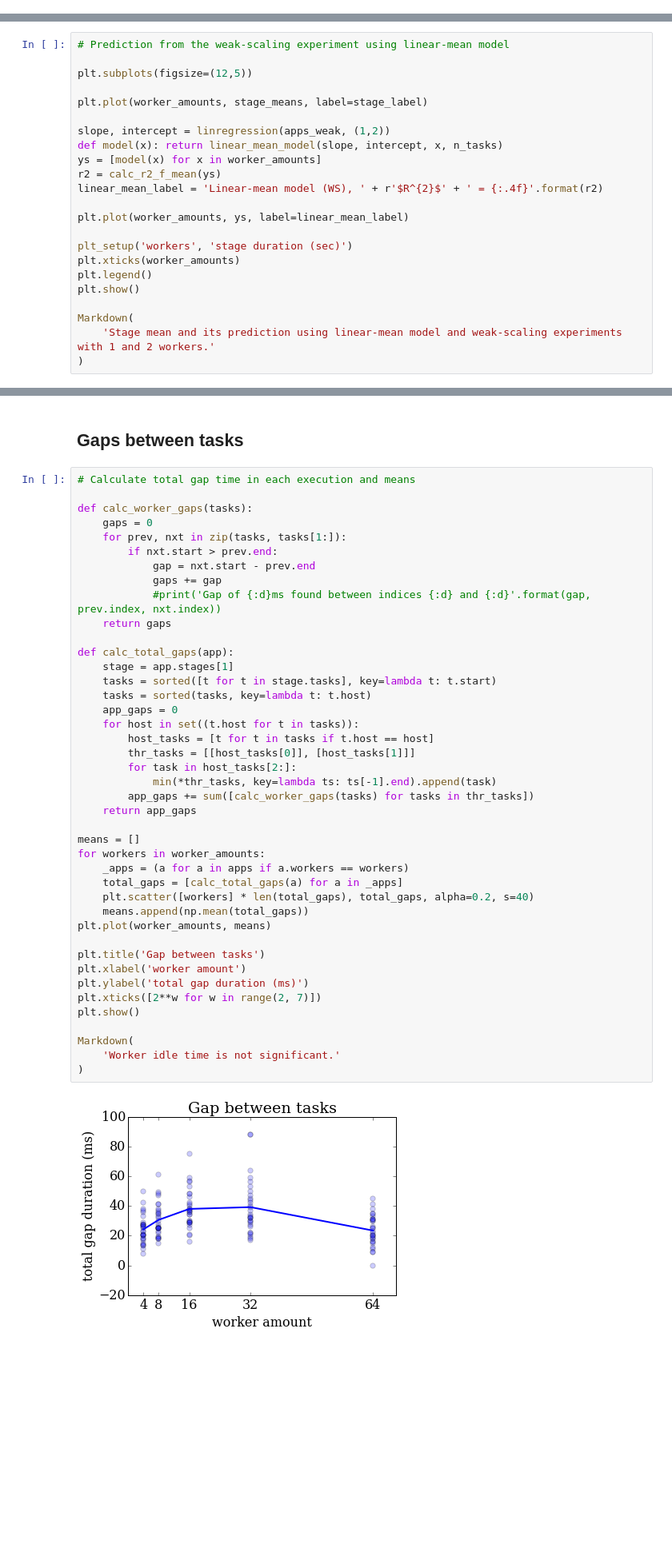
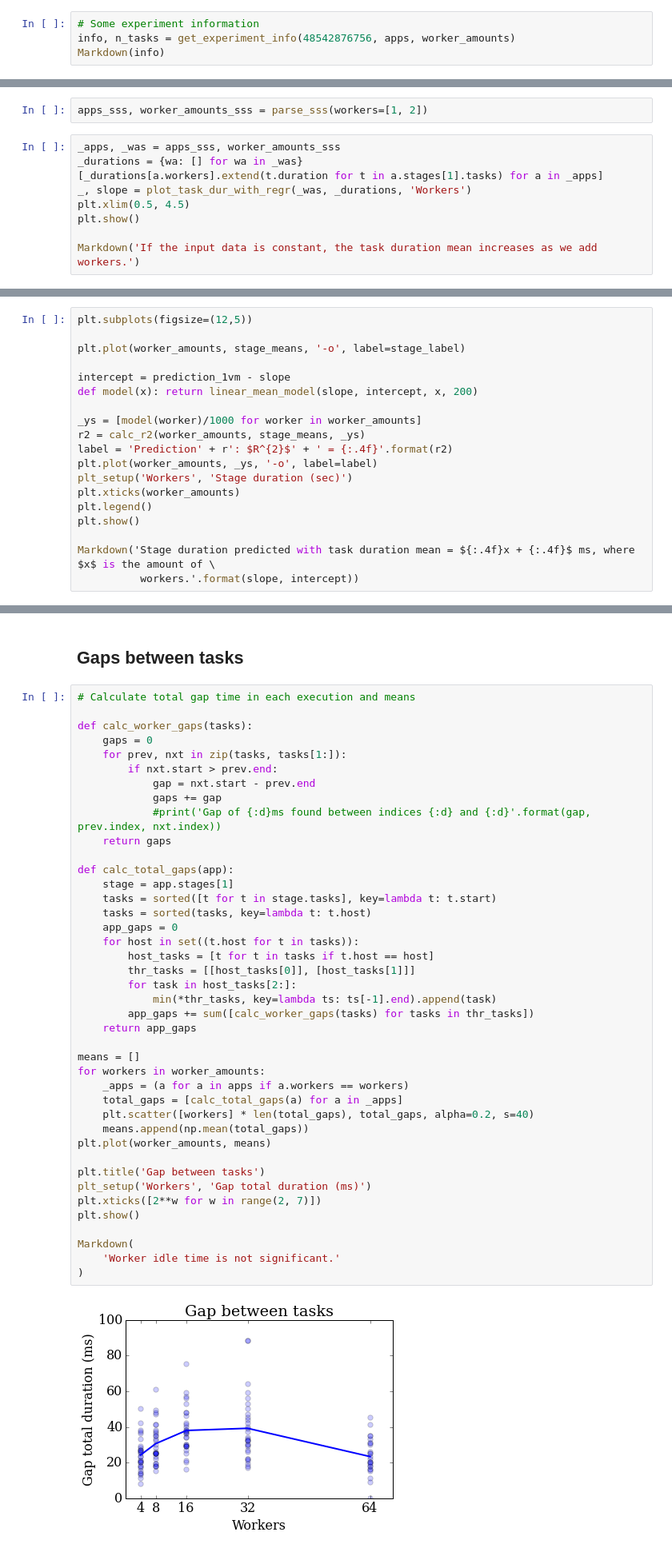
Before and after one commit to cemsbr/phd_notebook, a Jupyter notebook: Reduce Stage.ipynb, the cells around one changed output, grey strips where cells are left out. Shown: that part at 80% size. Cells and saved outputs as stored; diff of their text form; blank space fills up the shorter version.

Commit message:
Finished reduce stage. Added whole app prediction.

```diff
--- a/Reduce Stage.ipynb
+++ b/Reduce Stage.ipynb
@@ -69,0 +53,4 @@ Markdown(info)
+# %%
+# Some experiment information
+info, n_tasks = get_experiment_info(48542876756, apps, worker_amounts)
+Markdown(info)
@@ -550,0 +581,11 @@ $R^{2}$ and workers in descending order by $R^{2}$<br>-1.4061 | 1, 2<br>-1.4166
+# %%
+apps_sss, worker_amounts_sss = parse_sss(workers=[1, 2])
+# %%
+_apps, _was = apps_sss, worker_amounts_sss
+_durations = {wa: [] for wa in _was}
+[_durations[a.workers].extend(t.duration for t in a.stages[1].tasks) for a in _apps]
+_, slope = plot_task_dur_with_regr(_was, _durations, 'Workers')
+plt.xlim(0.5, 4.5)
+plt.show()
+
+Markdown('If the input data is constant, the task duration mean increases as we add workers.')
@@ -551,24 +597,20 @@ $R^{2}$ and workers in descending order by $R^{2}$<br>-1.4061 | 1, 2<br>-1.4166
 # %%
-# Prediction from the weak-scaling experiment using linear-mean model
-
 plt.subplots(figsize=(12,5))
 
-plt.plot(worker_amounts, stage_means, label=stage_label)
+plt.plot(worker_amounts, stage_means, '-o', label=stage_label)
 
-slope, intercept = linregression(apps_weak, (1,2))
-def model(x): return linear_mean_model(slope, intercept, x, n_tasks)
-ys = [model(x) for x in worker_amounts]
-r2 = calc_r2_f_mean(ys)
-linear_mean_label = 'Linear-mean model (WS), ' + r'$R^{2}$' + ' = {:.4f}'.format(r2)
+intercept = prediction_1vm - slope
+def model(x): return linear_mean_model(slope, intercept, x, 200)
 
-plt.plot(worker_amounts, ys, label=linear_mean_label)
-
-plt_setup('workers', 'stage duration (sec)')
+_ys = [model(worker)/1000 for worker in worker_amounts]
+r2 = calc_r2(worker_amounts, stage_means, _ys)
+label = 'Prediction' + r': $R^{2}$' + ' = {:.4f}'.format(r2)
+plt.plot(worker_amounts, _ys, '-o', label=label)
+plt_setup('Workers', 'Stage duration (sec)')
 plt.xticks(worker_amounts)
 plt.legend()
 plt.show()
 
-Markdown(
-    'Stage mean and its prediction using linear-mean model and weak-scaling experiments with 1 and 2 workers.'
-)
+Markdown('Stage duration predicted with task duration mean = ${:.4f}x + {:.4f}$ ms, where $x$ is the amount of \
+          workers.'.format(slope, intercept))
 # %% [output]
@@ -663,36 +698,35 @@ def calc_worker_gaps(tasks):
 
 def calc_total_gaps(app):
     stage = app.stages[1]
     tasks = sorted([t for t in stage.tasks], key=lambda t: t.start)
     tasks = sorted(tasks, key=lambda t: t.host)
     app_gaps = 0
     for host in set((t.host for t in tasks)):
         host_tasks = [t for t in tasks if t.host == host]
         thr_tasks = [[host_tasks[0]], [host_tasks[1]]]
         for task in host_tasks[2:]:
             min(*thr_tasks, key=lambda ts: ts[-1].end).append(task)
         app_gaps += sum([calc_worker_gaps(tasks) for tasks in thr_tasks])
     return app_gaps
 
 means = []
 for workers in worker_amounts:
     _apps = (a for a in apps if a.workers == workers)
     total_gaps = [calc_total_gaps(a) for a in _apps]
     plt.scatter([workers] * len(total_gaps), total_gaps, alpha=0.2, s=40)
     means.append(np.mean(total_gaps))
 plt.plot(worker_amounts, means)
 
 plt.title('Gap between tasks')
-plt.xlabel('worker amount')
-plt.ylabel('total gap duration (ms)')
+plt_setup('Workers', 'Gap total duration (ms)')
 plt.xticks([2**w for w in range(2, 7)])
 plt.show()
 
 Markdown(
     'Worker idle time is not significant.'
 )
 # %% [output]
-[figure, old version]
+[figure, new version]
 Worker idle time is not significant.
 # %%
 %%javascript // extension to hide code cells
```
Also changed, not shown: parts of 38 cells of this notebook, 3 other files.
